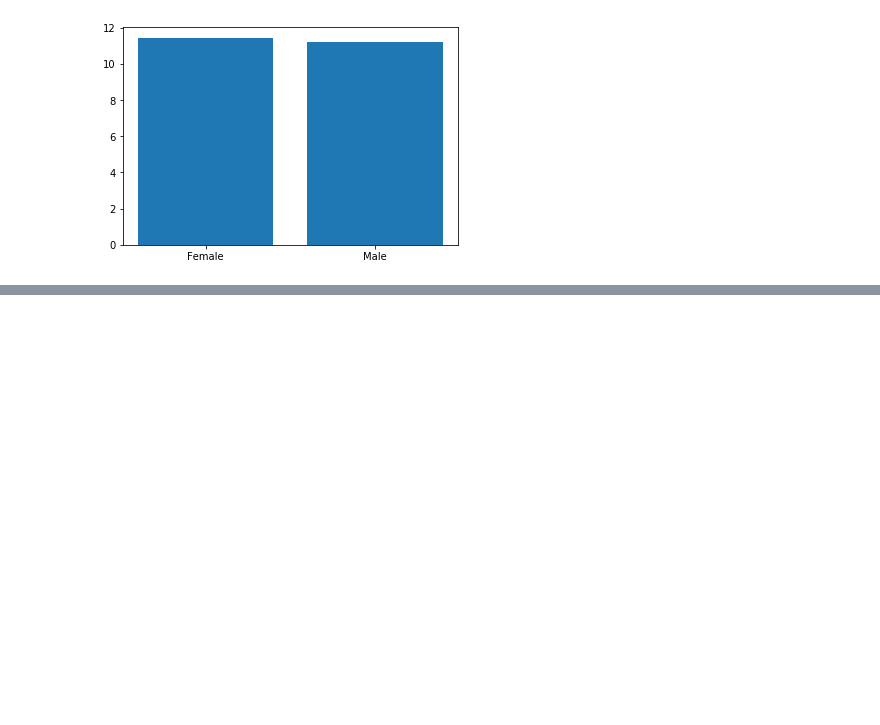
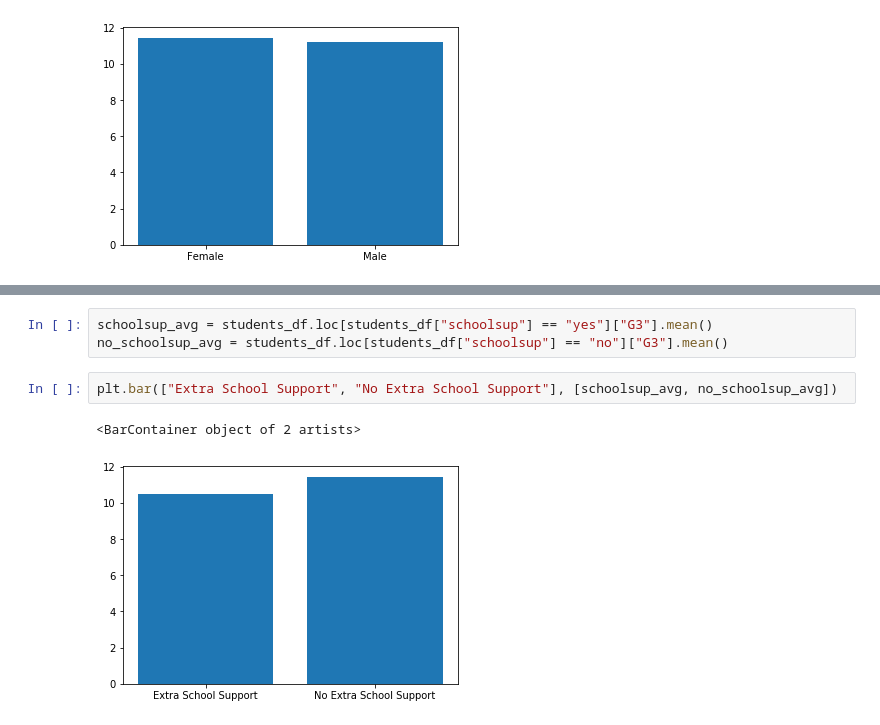
Before and after one commit to tatiana-ediger/predicting_student_performance, a Jupyter notebook: fp4.ipynb, the cells around one changed output, grey strips where cells are left out. Drawn from its saved outputs; the diff is of its cells as text; blank space fills up the shorter version.

```diff
--- a/fp4.ipynb
+++ b/fp4.ipynb
@@ -85,0 +113,8 @@ KeyError: "None of [Index(['F', 'F', 'F', 'F', 'F', 'M', 'M', 'F', 'M', 'M',\n
+# %%
+schoolsup_avg = students_df.loc[students_df["schoolsup"] == "yes"]["G3"].mean()
+no_schoolsup_avg = students_df.loc[students_df["schoolsup"] == "no"]["G3"].mean()
+# %%
+plt.bar(["Extra School Support", "No Extra School Support"], [schoolsup_avg, no_schoolsup_avg])
+# %% [output]
+<BarContainer object of 2 artists>
+[figure, added]
```
Also changed, not shown: parts of 9 cells of this notebook.
